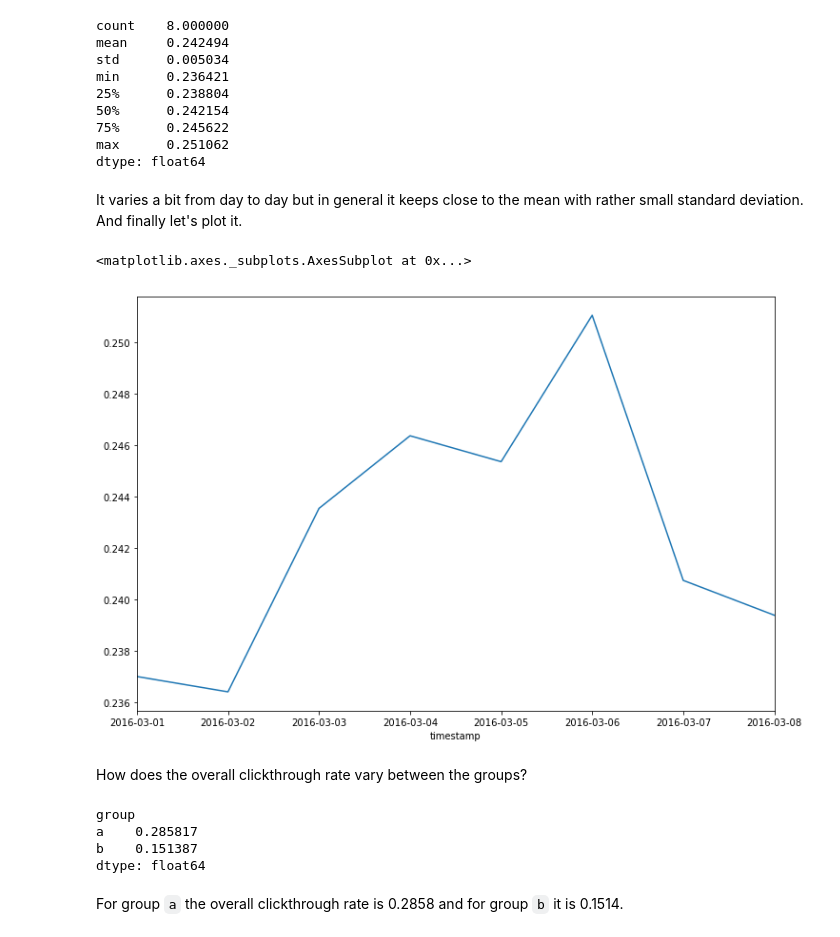
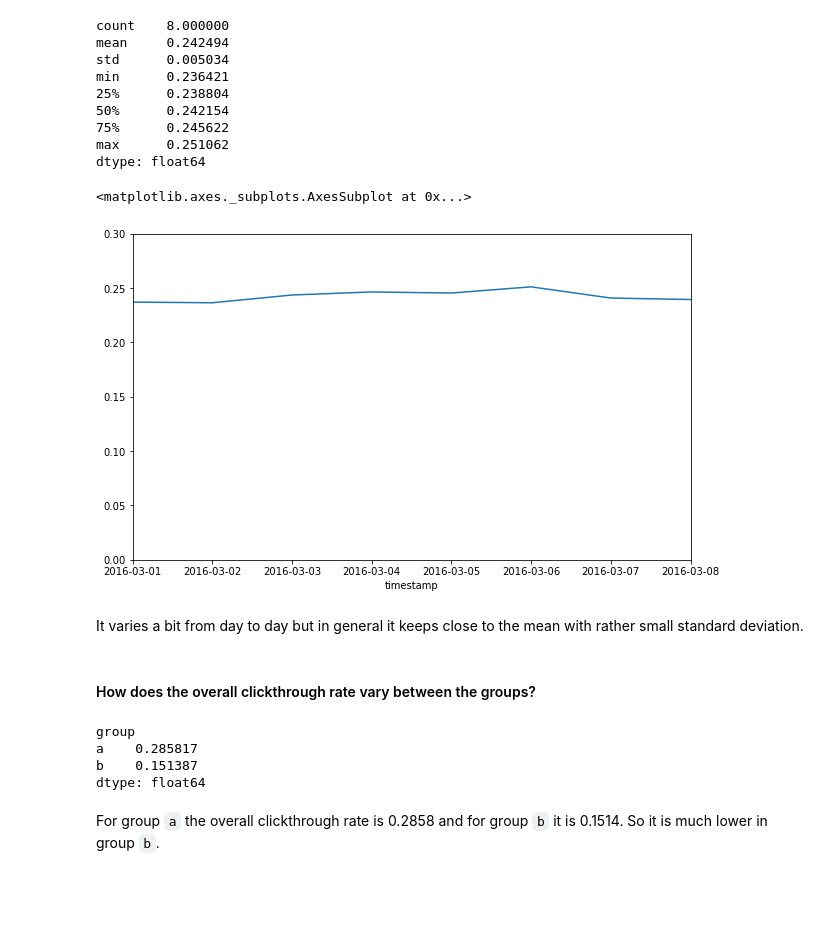
Before and after one commit to msznajder/wikipedia_users_activity_analysis, a Jupyter notebook: wikipedia_analysis.ipynb, the cells around one changed output. Cells and saved outputs as stored; diff of their text form; code cells hidden in the pictures; blank space fills up the shorter version.

```diff
--- a/wikipedia_analysis.ipynb
+++ b/wikipedia_analysis.ipynb
@@ -453,13 +455,13 @@ min      0.236421
 75%      0.245622
 max      0.251062
 dtype: float64
+# %%
+clickthrough_rate_by_day.plot(figsize=(10, 6), ylim=(0, 0.3))
+# %% [output]
+<matplotlib.axes._subplots.AxesSubplot at 0x...>
+[figure, added]
 # %% [markdown]
-It varies a bit from day to day but in general it keeps close to the mean with rather small standard deviation. And finally let's plot it.
+It varies a bit from day to day but in general it keeps close to the mean with rather small standard deviation.
-# %%
-clickthrough_rate_by_day.plot(figsize=(12, 8))
-# %% [output]
-<matplotlib.axes._subplots.AxesSubplot at 0x...>
-[figure, removed]
 # %% [markdown]
-How does the overall clickthrough rate vary between the groups?
+#### How does the overall clickthrough rate vary between the groups?
 # %%
@@ -472,4 +474,4 @@ a    0.285817
 b    0.151387
 dtype: float64
 # %% [markdown]
-For group `a` the overall clickthrough rate is 0.2858 and for group `b` it is 0.1514.
+For group `a` the overall clickthrough rate is 0.2858 and for group `b` it is 0.1514. So it is much lower in group `b`.
```
Also changed, not shown: parts of 40 cells of this notebook.
